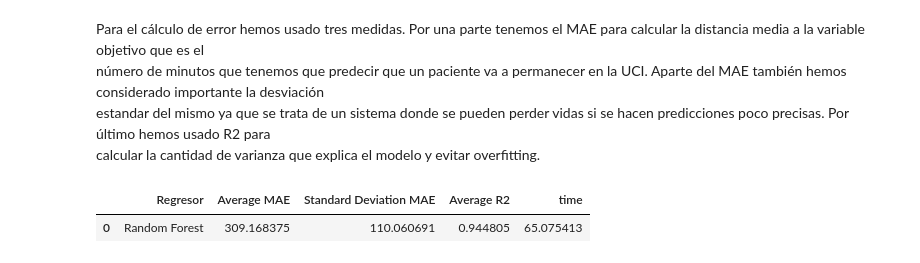
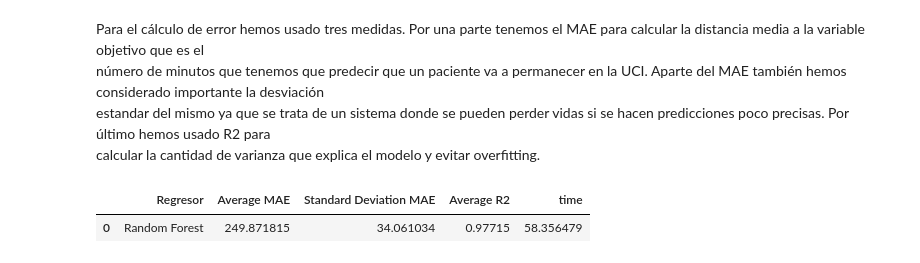
Before and after one commit to ThePylots/Reto1_Prediccion_Estancia_UCI, a Jupyter notebook: src/main.ipynb, the cells around one changed output. Cells and saved outputs as stored; diff of their text form; code cells hidden in the pictures.

```diff
--- a/src/main.ipynb
+++ b/src/main.ipynb
@@ -113,6 +130,7 @@ X['last_order_offset'] = X['last_order_offset'].fillna(-1)
 # Allergy
 for col in ['nDrugsAllergic', 'nNondrugsAllergic', 'totalAllergic']:
     X[col] = X[col].fillna(0)
+    X[col] = X[col].astype('int32')
 
 # Diagnosis
 for col in ['last1', 'last2', 'last3', 'last4']:
@@ -144,6 +162,14 @@ X.head(10)
 | 9 | Female | 34 | Caucasian | 68 | nan | 165.1 | -121 | ... |
 # %% [markdown]
 <center><h2><b>Transformación de columnas</b></h2></center>
+# %%
+categs = {}
+
+for col in ['gender', 'ethnicity', 'hospitalid', 'hospitaladmitsource', 'currenthistoryseqnum', 'infectdiseasesite', 'infectdiseaseassessment',
+            'nDrugsAllergic', 'nNondrugsAllergic', 'totalAllergic']:
+    categs[col] = list(set(X[col]))
+# %%
+X, X_test, y, y_test = train_test_split(X, y, test_size=0.1, random_state=234750)
 # %% [markdown]
 No hemos puesto demasiada antención a la eliminación de outliers y normalización de columnas numéricas ya que nuestro principal regresor ha sido RandomForest. Hemos usado<br>
 OneHot para las variables categóricas con un número limitado de columnas y directamente passthrough para las variables numéricas.
@@ -343,10 +409,14 @@ elasticnet = ElasticNet(random_state=42, l1_ratio=0.1, alpha=0)
 
 
 rfreg = RandomForestRegressor(
-  criterion="absolute_error",
-  max_features=48,
-  max_depth=50,
-  random_state=600738951)
+        n_estimators = 121,
+        min_samples_leaf = 2,
+        min_samples_split = 3,
+        max_depth = 91,
+        max_features = 189,
+        warm_start = False,
+        bootstrap = False,
+        random_state = 14684358)
 
 
 xboostreg = XGBRegressor()
@@ -360,41 +430,32 @@ regressors = [
     # 0.569196
     #(VotingRegressor([('lr', lr), ('en', elasticnet), ('rfreg', rfreg)], weights=[1, 1, 2])
     # 0.633962
     #('VotingRegressor', VotingRegressor([('xboost', xboostreg), ('rfreg', rfreg)], weights=[1, 2])
     # 0.630538
     # ('BaggingRegressor', BaggingRegressor(base_estimator=rfreg, n_estimators=10, random_state=600738951)
 
     # 1487.222797	131.556619	0.658033
-    ('Random Forest', RandomForestRegressor(
-        n_estimators = 121,
-        min_samples_leaf = 2,
-        min_samples_split = 3,
-        max_depth = 91,
-        max_features = 189,
-        warm_start = False,
-        bootstrap = False,
-        random_state = 14684358)
+    ('Random Forest', rfreg)
       #criterion="absolute_error",
       #max_features=48,
       #max_depth=50,
       #random_state=600738951),
 
      # ~0,60 no me acuerdo
      # ('XGBRegressor', XGBRegressor()
-    )
 ]
 
 # Medir tiempo y hacer predicciones para cada regresor
 for reg_name, reg in regressors:
     start_time = time.time()
 
     maes, avg, std_dev = cv_avg_std(reg, X_T, y, 'neg_mean_absolute_error')
     maes, r2, _ = cv_avg_std(reg, X_T, y, 'r2')
 
     datos_reg[reg_name] = { 'avg': avg, 'std_dev': std_dev, 'time': time.time() - start_time }
     datos_reg[reg_name]['avg_r2'] = r2
 
 make_df(datos_reg)
 # %% [output]
 |  | Regresor | Average MAE | Standard Deviation MAE | Average R2 | time |
-| 0 | Random Forest | 309.168375 | 110.060691 | 0.944805 | 65.075413 |
+| 0 | Random Forest | 249.871815 | 34.061034 | 0.97715 | 58.356479 |
```
Also changed, not shown: parts of 8 cells of this notebook.
